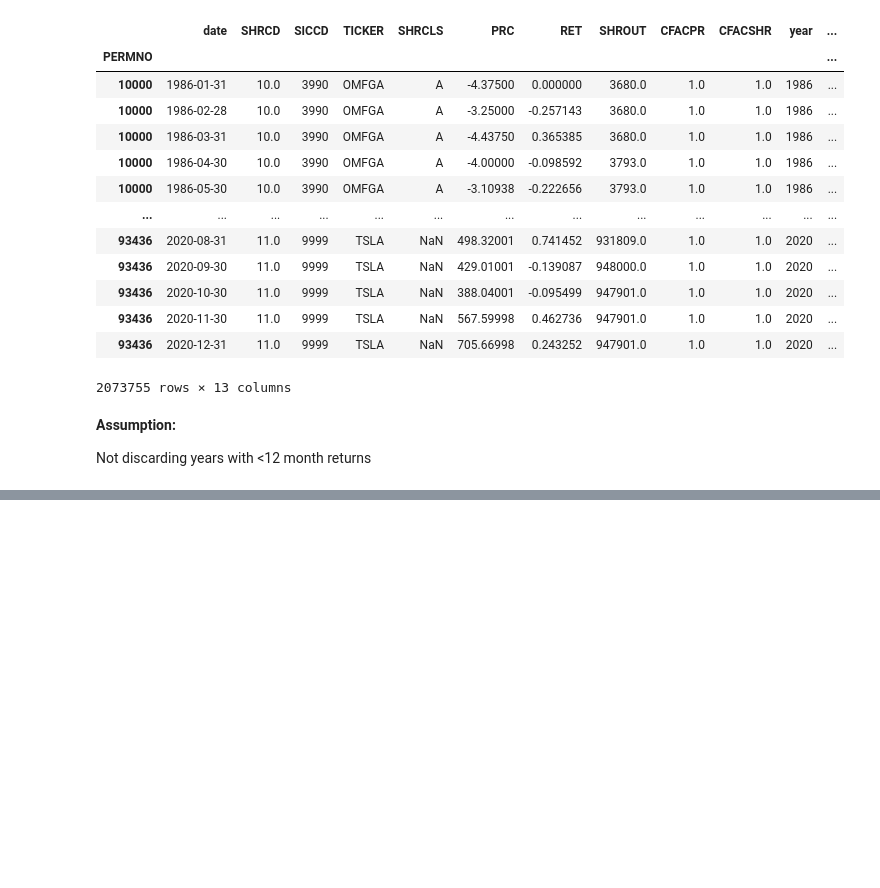
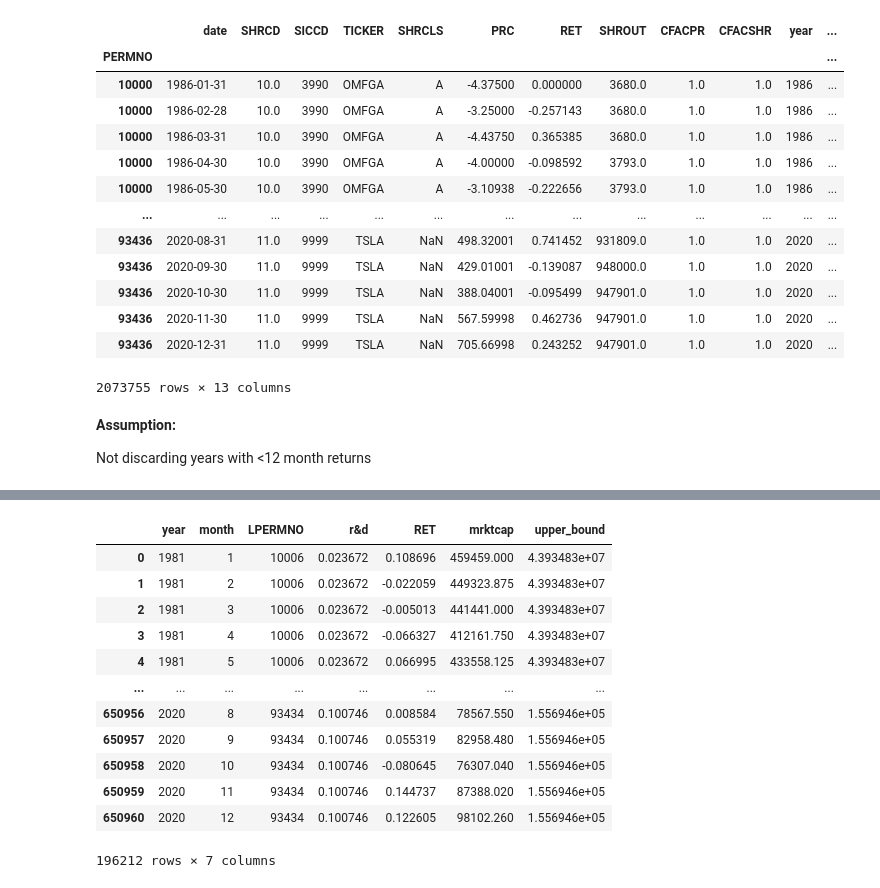
Before and after one commit to rohitashwachaks/finance, a Jupyter notebook: Titman/R&D.ipynb, the cells around one changed output, grey strips where cells are left out. Cells and saved outputs as stored; diff of their text form; code cells hidden in the pictures; blank space fills up the shorter version.

```diff
--- a/Titman/R&D.ipynb
+++ b/Titman/R&D.ipynb
@@ -270,0 +341,21 @@ annual_rets_by_quantile.head()
+# %%
+upper_bound = df_merged.groupby(["year"]).apply(lambda x: leave_1000(x))
+upper_bound.name = "upper_bound"
+
+df_minus_1000 = pd.merge(df_merged, upper_bound, how = "left", on="year", validate="m:1")
+df_minus_1000 = df_minus_1000[df_minus_1000["mrktcap"] <= df_minus_1000["upper_bound"]]
+df_minus_1000
+# %% [output]
+|  | year | month | LPERMNO | r&d | RET | mrktcap | upper_bound |
+| 0 | 1981 | 1 | 10006 | 0.023672 | 0.108696 | 459459.000 | 4.393483e+07 |
+| 1 | 1981 | 2 | 10006 | 0.023672 | -0.022059 | 449323.875 | 4.393483e+07 |
+| 2 | 1981 | 3 | 10006 | 0.023672 | -0.005013 | 441441.000 | 4.393483e+07 |
+| 3 | 1981 | 4 | 10006 | 0.023672 | -0.066327 | 412161.750 | 4.393483e+07 |
+| 4 | 1981 | 5 | 10006 | 0.023672 | 0.066995 | 433558.125 | 4.393483e+07 |
+| ... | ... | ... | ... | ... | ... | ... | ... |
+| 650956 | 2020 | 8 | 93434 | 0.100746 | 0.008584 | 78567.550 | 1.556946e+05 |
+| 650957 | 2020 | 9 | 93434 | 0.100746 | 0.055319 | 82958.480 | 1.556946e+05 |
+| 650958 | 2020 | 10 | 93434 | 0.100746 | -0.080645 | 76307.040 | 1.556946e+05 |
+| 650959 | 2020 | 11 | 93434 | 0.100746 | 0.144737 | 87388.020 | 1.556946e+05 |
+| 650960 | 2020 | 12 | 93434 | 0.100746 | 0.122605 | 98102.260 | 1.556946e+05 |
+196212 rows × 7 columns
```
Also changed, not shown: parts of 38 cells of this notebook, 1 other file.
